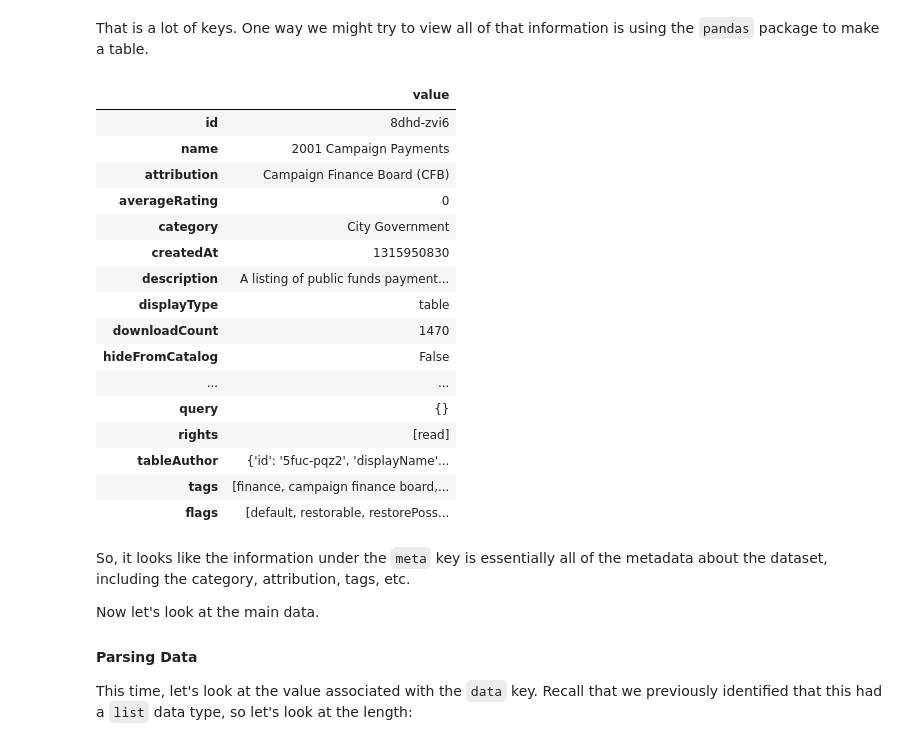
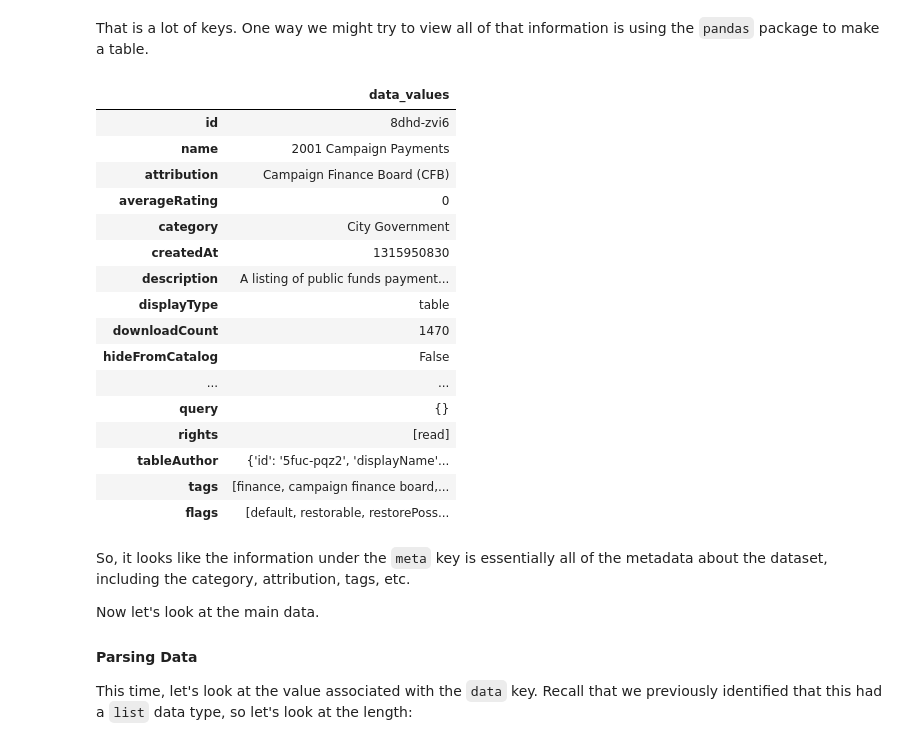
Before and after one commit to KweyuV/dsc-json-v2-1, a Jupyter notebook: index.ipynb, the cells around one changed output. Drawn from its saved outputs; the diff is of its cells as text; code cells hidden in the pictures.

```diff
--- a/index.ipynb
+++ b/index.ipynb
@@ -117,9 +117,9 @@ That is a lot of keys. One way we might try to view all of that information is u
 # %%
 import pandas as pd
 pd.set_option("max_colwidth", 150)
-pd.DataFrame(data = data['meta']['view'].values(), index = data['meta']['view'].keys(), columns=["value"])
+pd.DataFrame(data = data['meta']['view'].values(), index = data['meta']['view'].keys(), columns=["data_values"])
 # %% [output]
-|  | value |
+|  | data_values |
 | id | 8dhd-zvi6 |
 | name | 2001 Campaign Payments |
 | attribution | Campaign Finance Board (CFB) |
```
Also changed, not shown: parts of 1 cell of this notebook.
